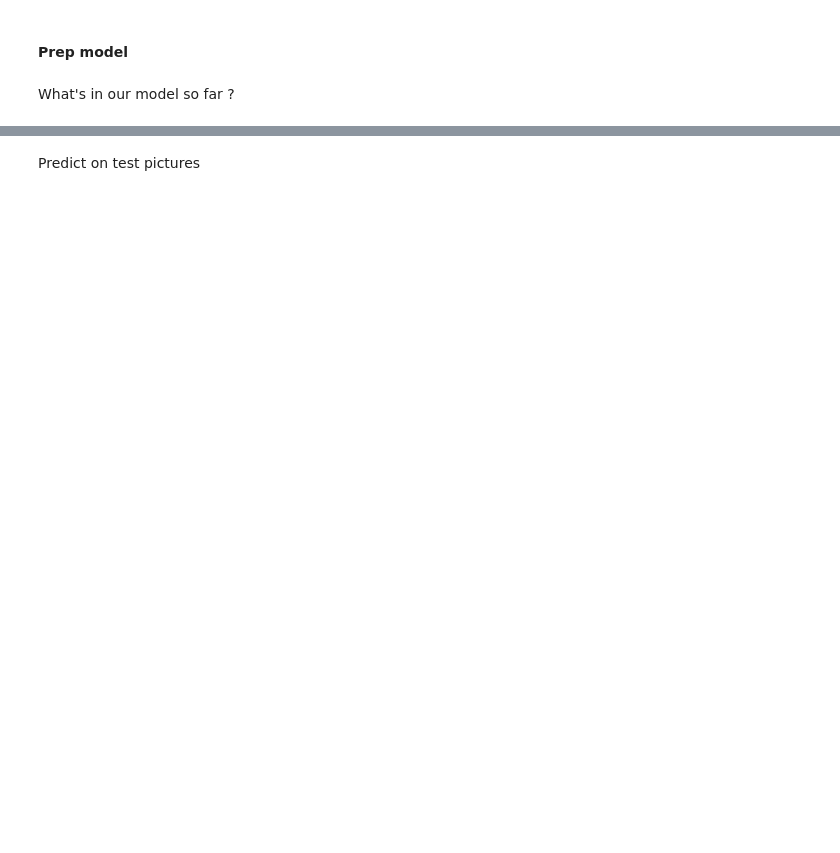
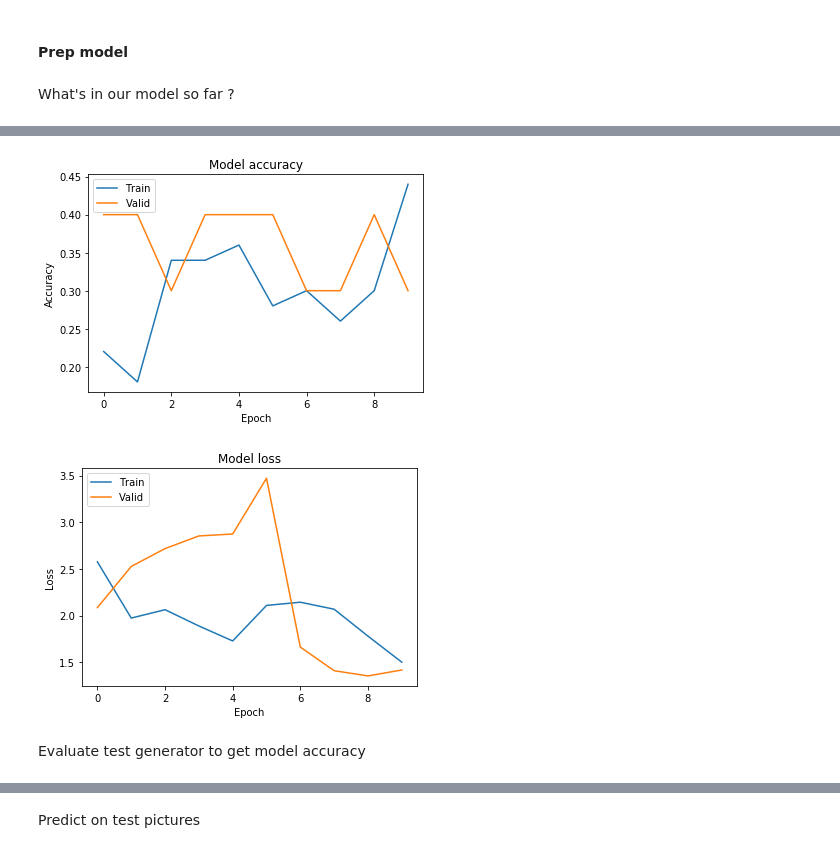
Before and after one commit to nsimonovici/dogs_breed_prediction, a Jupyter notebook: transfer_learning.ipynb, the cells around one changed output, grey strips where cells are left out. Saved outputs shown, nothing was run; the diff lists cells and outputs as text; code cells hidden in the pictures; blank space fills up the shorter version.

```diff
--- a/transfer_learning.ipynb
+++ b/transfer_learning.ipynb
@@ -165,11 +208,11 @@ Steps are as follow :
 # %% [markdown]
 Training batch
 # %%
-train_batch_size = 20
+train_batch_size = 10
 # Initialise data generator
 train_datagen = ImageDataGenerator(preprocessing_function=preprocess_input)
 # Fit generator from train folder. Folder must contains one sub-directory by class
-train_generator = train_datagen.flow_from_directory(local_path + '/data/debuging/train',
+train_generator = train_datagen.flow_from_directory(local_path + '/data/' + folder_name + '/train',
                                                     target_size=(224,224),
                                                     color_mode='rgb',
                                                     batch_size=train_batch_size,
@@ -180,11 +223,11 @@ Found 1200 images belonging to 120 classes.
 # %% [markdown]
 Validation batch
 # %%
-valid_batch_size = 20
+valid_batch_size = 10
 # Initialise data generator
 valid_datagen = ImageDataGenerator(preprocessing_function=preprocess_input)
 # Fit generator from train folder. Folder must contains one sub-directory by class
-valid_generator = valid_datagen.flow_from_directory(local_path + '/data/debuging/valid',
+valid_generator = valid_datagen.flow_from_directory(local_path + '/data/' + folder_name + '/valid',
                                                     target_size=(224,224),
                                                     color_mode='rgb',
                                                     batch_size=valid_batch_size,
@@ -288,0 +347,23 @@ Epoch 3/3
+# %%
+# Plot training & validation accuracy values
+plt.plot(model_complete.history['acc'])
+plt.plot(model_complete.history['val_acc'])
+plt.title('Model accuracy')
+plt.ylabel('Accuracy')
+plt.xlabel('Epoch')
+plt.legend(['Train', 'Valid'], loc='upper left')
+plt.show()
+
+# Plot training & validation loss values
+plt.plot(model_complete.history['loss'])
+plt.plot(model_complete.history['val_loss'])
+plt.title('Model loss')
+plt.ylabel('Loss')
+plt.xlabel('Epoch')
+plt.legend(['Train', 'Valid'], loc='upper left')
+plt.show()
+# %% [output]
+[figure, added]
+[figure, added]
+# %% [markdown]
+Evaluate test generator to get model accuracy
```
Also changed, not shown: parts of 36 cells of this notebook.
